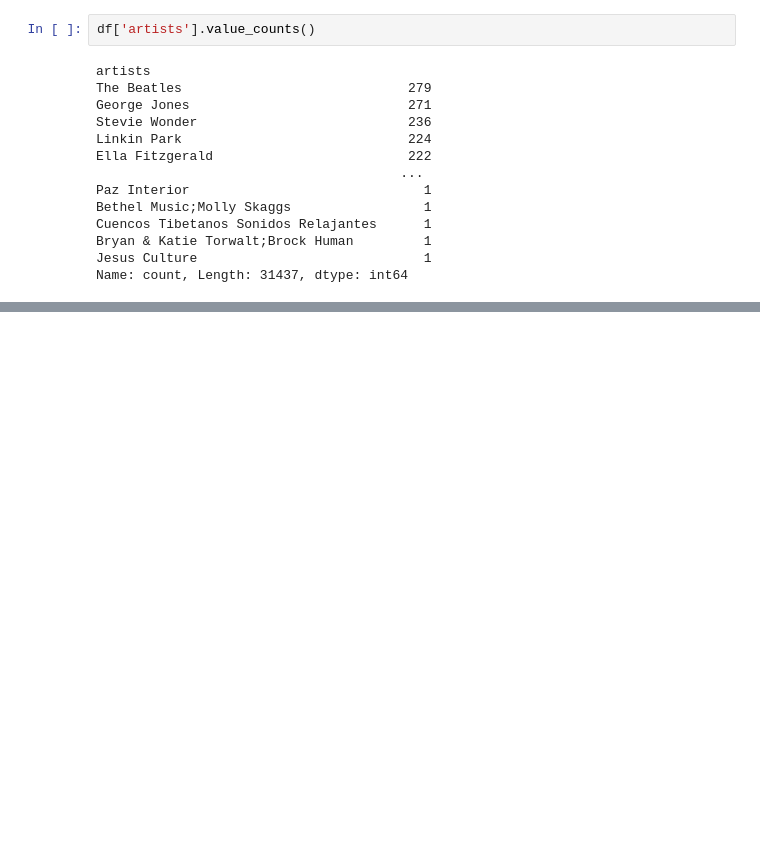
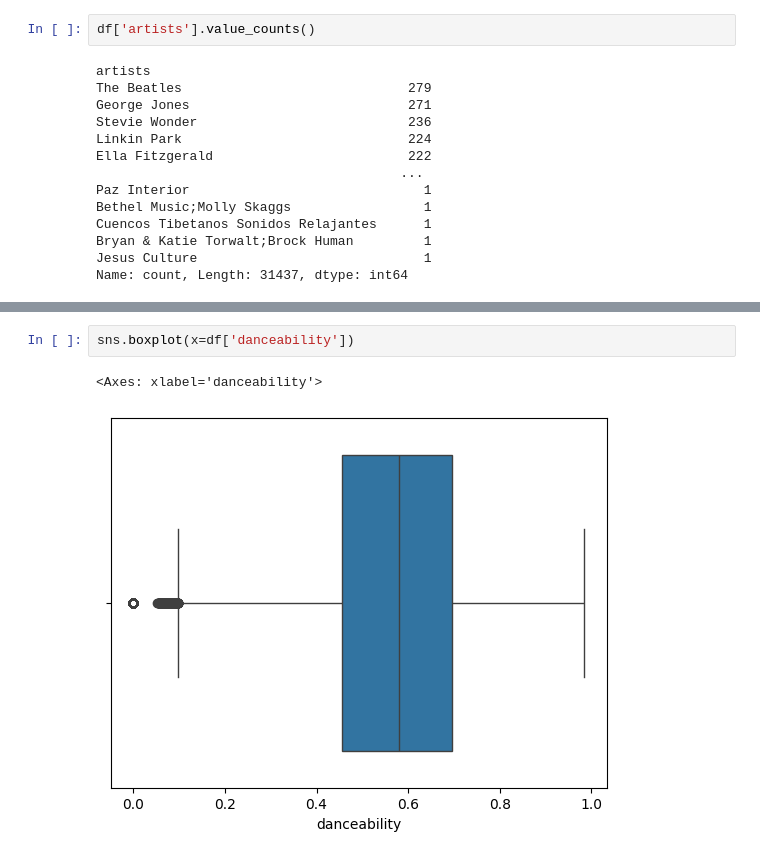
Before and after one commit to JessicaLindsey5514/spotify_eda_jessicalindsey, a Jupyter notebook: notebooks/walkthrough.ipynb, the cells around one changed output, grey strips where cells are left out. Saved outputs shown, nothing was run; the diff lists cells and outputs as text; blank space fills up the shorter version.

```diff
--- a/notebooks/walkthrough.ipynb
+++ b/notebooks/walkthrough.ipynb
@@ -133,0 +151,5 @@ Name: count, Length: 31437, dtype: int64
+# %%
+sns.boxplot(x=df['danceability'])
+# %% [output]
+<Axes: xlabel='danceability'>
+[figure, added]
```
Also changed, not shown: parts of 5 cells of this notebook.
